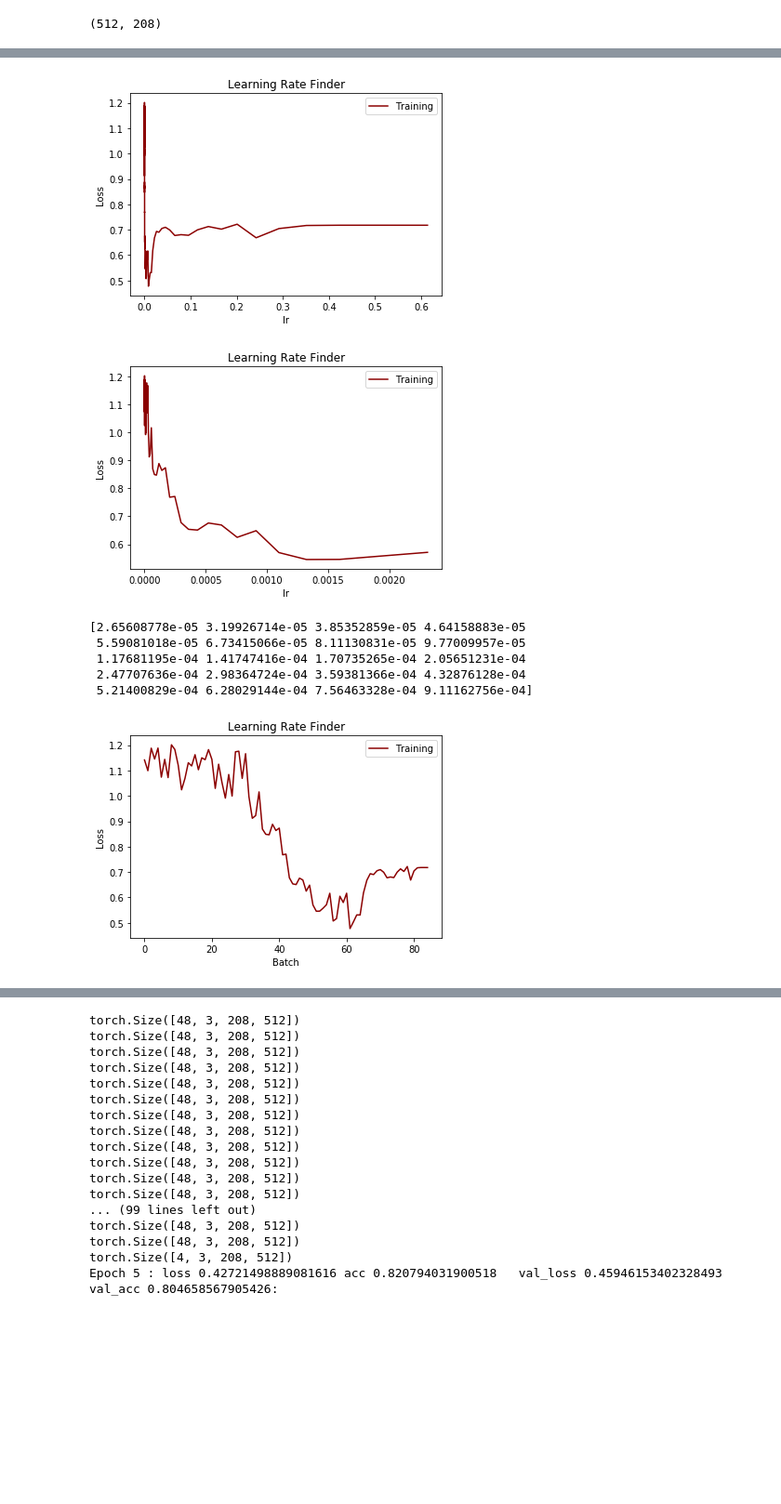
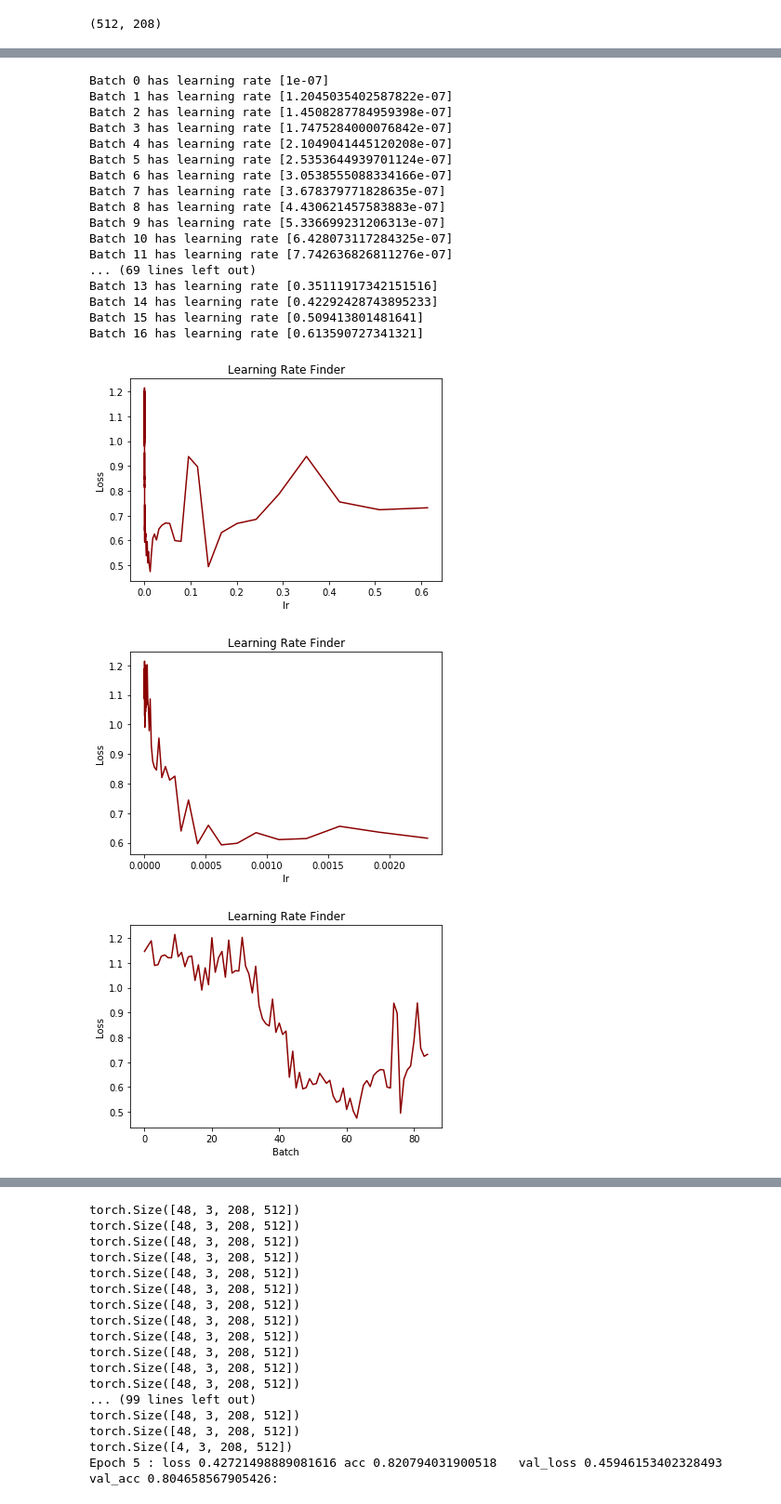
Before and after one commit to AndyChappell/SemanticSegmentation, a Jupyter notebook: dune_network.ipynb, the cells around one changed output, grey strips where cells are left out. Shown at 93% size. Cells and saved outputs as stored; diff of their text form; code cells hidden in the pictures; blank space fills up the shorter version.

Commit message:
Refactor learning rate finder

```diff
--- a/dune_network.ipynb
+++ b/dune_network.ipynb
@@ -173,36 +102,35 @@ train_loss_epochs = np.array(train_loss_epochs)
+# %%
+optim = opt.Adam(model.parameters(), lr=1e-7)
+num_iter = 100
+lr_lambda = lambda batch : get_running_factor(1e-7, 10, num_iter, batch)
+lr_finder = mu.LRFinder(optim=optim, num_iter=num_iter)
+lr_finder.find(model=model, input=bunch.train_dl, loss_fn=loss_fn)
+# %% [output]
+Batch 0 has learning rate [1e-07]
+Batch 1 has learning rate [1.2045035402587822e-07]
+Batch 2 has learning rate [1.4508287784959398e-07]
+Batch 3 has learning rate [1.7475284000076842e-07]
+Batch 4 has learning rate [2.1049041445120208e-07]
+Batch 5 has learning rate [2.5353644939701124e-07]
+Batch 6 has learning rate [3.0538555088334166e-07]
+Batch 7 has learning rate [3.678379771828635e-07]
+Batch 8 has learning rate [4.430621457583883e-07]
+Batch 9 has learning rate [5.336699231206313e-07]
+Batch 10 has learning rate [6.428073117284325e-07]
+Batch 11 has learning rate [7.742636826811276e-07]
+... (69 lines left out)
+Batch 13 has learning rate [0.35111917342151516]
+Batch 14 has learning rate [0.42292428743895233]
+Batch 15 has learning rate [0.509413801481641]
+Batch 16 has learning rate [0.613590727341321]
+# %%
+learning_rates = lr_finder.get_learning_rates()
+train_loss_epochs = lr_finder.get_losses()
 # %%
-fig, ax = plt.subplots()
-ax.set_title('Learning Rate Finder')
-ax.set_xlabel('lr')
-ax.set_ylabel('Loss')
-ax.plot(learning_rates, train_loss_epochs, label='Training', c='darkred')
-ax.legend(loc='upper right')
-fig.savefig("LossByLearningRate")
+def plot_lr(x, y, name, labels=("lr", "Loss")):
+    fig, ax = plt.subplots()
+    ax.set_title('Learning Rate Finder')
+    ax.set_xlabel(labels[0])
+    ax.set_ylabel(labels[1])
+    ax.plot(x, y, c='darkred')
+    iu.save_figure(fig, name)
-# %% [output]
-[figure, removed]
-# %%
-fig, ax = plt.subplots()
-ax.set_title('Learning Rate Finder')
-ax.set_xlabel('lr')
-ax.set_ylabel('Loss')
-ax.plot(learning_rates[:55], train_loss_epochs[:55], label='Training', c='darkred')
-ax.legend(loc='upper right')
-fig.savefig("LossByLearningRateZoom")
-# %% [output]
-[figure, removed]
-# %%
-fig, ax = plt.subplots()
-ax.set_title('Learning Rate Finder')
-ax.set_xlabel('Batch')
-ax.set_ylabel('Loss')
-ax.plot(list(range(len(learning_rates))), train_loss_epochs, label='Training', c='darkred')
-ax.legend(loc='upper right')
-fig.savefig("LossByBatch")
-print(learning_rates[30:50])
-# %% [output]
-[2.65608778e-05 3.19926714e-05 3.85352859e-05 4.64158883e-05
- 5.59081018e-05 6.73415066e-05 8.11130831e-05 9.77009957e-05
- 1.17681195e-04 1.41747416e-04 1.70735265e-04 2.05651231e-04
- 2.47707636e-04 2.98364724e-04 3.59381366e-04 4.32876128e-04
- 5.21400829e-04 6.28029144e-04 7.56463328e-04 9.11162756e-04]
-[figure, removed]
@@ -212,0 +137,8 @@ files.download("LossByBatch.png")
+# %%
+plot_lr(learning_rates, train_loss_epochs, "LossByLearningRate")
+plot_lr(learning_rates[:55], train_loss_epochs[:55], "LossByLearningRate")
+plot_lr(list(range(len(learning_rates))), train_loss_epochs, "LossByLearningRate", ("Batch", "Loss"))
+# %% [output]
+[figure, added]
+[figure, added]
+[figure, added]
```
Also changed, not shown: parts of 9 cells of this notebook, 1 other file.
